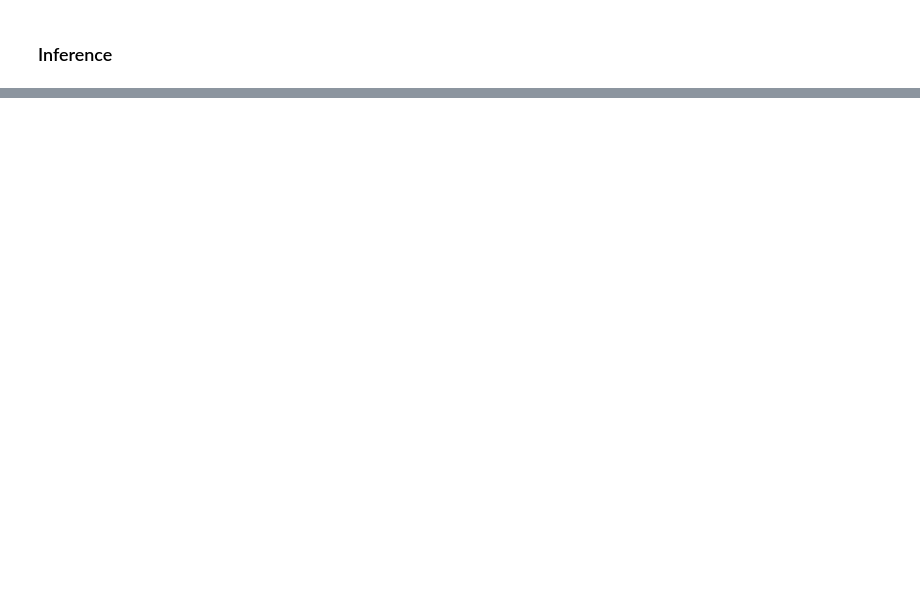
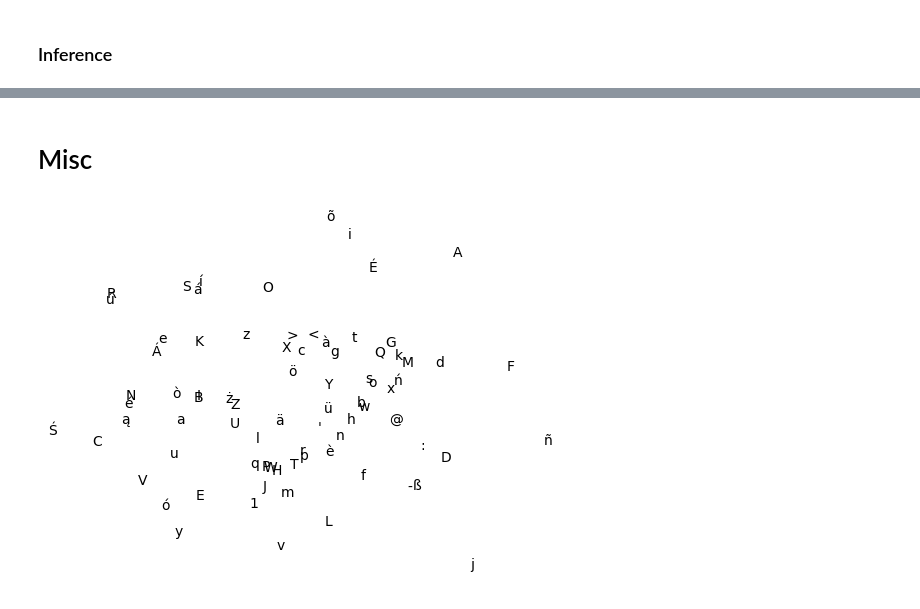
Before and after one commit to bzitko/nlp_repo, a Jupyter notebook: assignments/a05/nlp_a05.1_surname_classification_rnn.ipynb, the cells around one changed output, grey strips where cells are left out. Cells and saved outputs as stored; diff of their text form; code cells hidden in the pictures; blank space fills up the shorter version.

```diff
--- a/assignments/a05/nlp_a05.1_surname_classification_rnn.ipynb
+++ b/assignments/a05/nlp_a05.1_surname_classification_rnn.ipynb
@@ -646,0 +448,19 @@ for surname in ['McMahan', 'Nakamoto', 'Wan', 'Cho', "Trump"]:
+# %% [markdown]
+# Misc
+# %%
+
+from sklearn.decomposition import PCA
+
+pca = PCA(n_components=2, svd_solver='full')
+
+emb = classifier.emb.weight.data[1:,:]
+labels = list(surname_vocab.ordered_tokens())[1:]
+x = torch.tensor(pca.fit_transform(emb))
+
+
+plt.axis("off")
+plt.axis([torch.min(x).item(), torch.max(x).item(), torch.min(x).item(), torch.max(x).item()])
+for (xi, yi), lbl in zip(x, labels):
+    plt.text(xi, yi, lbl)
+# %% [output]
+[figure, added]
```
Also changed, not shown: parts of 30 cells of this notebook, 3 other files.
